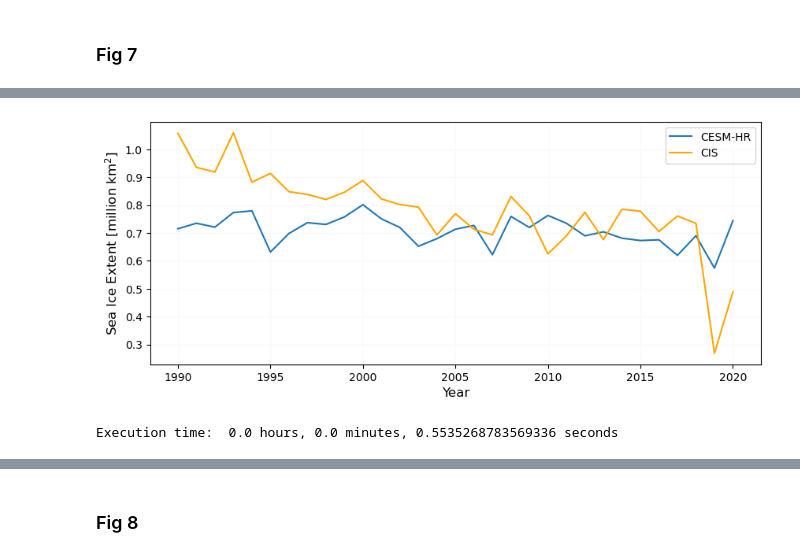
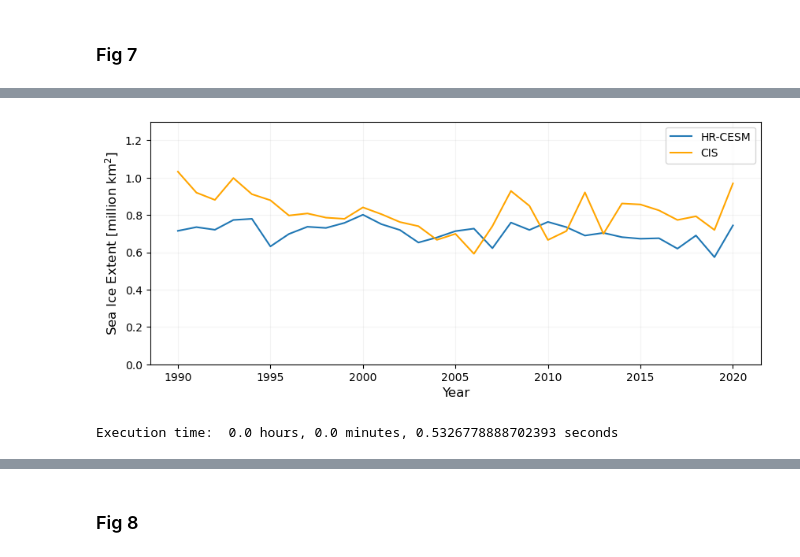
Before and after one commit to ProgrammerOheneba/kyeimiahetal, a Jupyter notebook: codes/Final2-Analysis & Plot (CESM+CIS).ipynb, the cells around one changed output, grey strips where cells are left out. Drawn from its saved outputs; the diff is of its cells as text; code cells hidden in the pictures.

```diff
--- a/codes/Final2-Analysis & Plot (CESM+CIS).ipynb
+++ b/codes/Final2-Analysis & Plot (CESM+CIS).ipynb
@@ -240,9 +257,8 @@ lat_min, lat_max = 51, 69
 lon_min, lon_max =-73, -45
 
 # Create a mask for Labrador coast
-maskobs = ((obs_CT.lat>= lat_min) & (obs_CT.lat <= lat_max) & (obs_CT.lon >= lon_min) & (obs_CT.lon<= lon_max))
 maskobs1 = ((obs_area.lat>= lat_min) & (obs_area.lat <= lat_max) & (obs_area.lon >= lon_min) & (obs_area.lon<= lon_max))
 maskobs2 = ((CT1_resampled.lat>= lat_min) & (CT1_resampled.lat <= lat_max) & (CT1_resampled.lon >= lon_min) & (CT1_resampled.lon<= lon_max))
-obs_CT_region_ =obs_CT.where(maskobs, drop=True)
-obs_CT_region_1 =CT1_resampled.where(maskobs2, drop=True)
+
+obs_CT_region =CT1_resampled.where(maskobs2, drop=True)
 obs_area_region =obs_area.where(maskobs1, drop=True)
@@ -272,3 +265,2 @@ obs_area_resampled=interp1(obs_area_region, 1990, 2020)
 # %%
-obs_CT_resampled=obs_CT_resampled1.fillna(0)
-#obs_CT_resampled=obs_CT_region_1.fillna(0)
+obs_CT_resampled=obs_CT_region
@@ -276,10 +281,10 @@ obs_CT_resampled=obs_CT_resampled1.fillna(0)
 #### SIE
 # %%
 #replacing all ice 15 % and above with 1 and less with 0
-obs_greater_15 = xr.where(obs_CT_resampled >= 0.15, 1, 0)
+obs_greater_15 = xr.where(obs_CT_resampled>= 0.15, 1, 0)
 
 #calculating the SIE
-obs_CT_region=(obs_greater_15 * obs_area_resampled)/1e6
+obs_CT_region=(obs_greater_15 * obs_area_region)/1e6
 # %%
 #sel
 cis_1990_99 = obs_CT_region.sel(time=slice('1990', '1999'))
@@ -715,7 +780,7 @@ model_SIE_hist =aice_hist_region.sel(time=slice('1990-01-01','2005-12-31'))
 model_SIE_proj =aice_proj_region.sel(time=slice('2006-01-01','2020-12-31'))
 model_SIE= xr.concat([model_SIE_hist, model_SIE_proj], dim='time')
 
-obs_SIE=obs_CT_region
+obs_SIE=obs_CT_region.sel(time=slice('1990-01-01','2020-12-31'))
 
 model_SIE_march=model_SIE[2::12].sum(('nj', 'ni'))
 obs_SIE_march=obs_SIE[2::12].sum(['rlat','rlon'])
@@ -723,25 +801,26 @@ model_SIE_march_lr = aice_lr_region.sel(time=slice('1990-01-01','2020-12-31'))[2
 # %%
 #Plot of the obs and model from 1990 to 2018
 fig, ax=plt.subplots(figsize=(10,4))
 start_time=time.time()
 
-ax.plot(np.arange(1990,2021), model_SIE_march, label='CESM-HR', color='tab:blue', )
+ax.plot(np.arange(1990,2021), model_SIE_march, label='HR-CESM', color='tab:blue', )
 ax.plot(np.arange(1990,2021), obs_SIE_march, color='orange', label='CIS')
 ax.set_xlabel('Year', fontsize=12)
 ax.set_ylabel('Sea Ice Extent [million km$^2$]', fontsize=12)
+ax.set_ylim(0,1.3)
 ax.legend()
-ax.grid(alpha=0.05)
-#plt.xlim(1990,2019)
+ax.grid(alpha=0.15)
+#plt.xlim(1990,2021)
 
-plt.savefig('/storage2/tkyeimiah/Plots/Fig7.jpg',dpi=500, bbox_inches='tight')
+plt.savefig('/storage2/tkyeimiah/Plots/Fig7-old.jpg',dpi=500, bbox_inches='tight')
 plt.show()
 
 
 end_time=time.time()
 elapsed_time = end_time - start_time
 hours, remainder = divmod(elapsed_time, 3600)
 minutes, seconds = divmod(remainder, 60)
 print("Execution time: ", hours, "hours,", minutes, "minutes,", seconds, "seconds")
 # %% [output]
-[figure, old version]
+[figure, new version]
-Execution time:  0.0 hours, 0.0 minutes, 0.5535268783569336 seconds
+Execution time:  0.0 hours, 0.0 minutes, 0.5326778888702393 seconds
```
Also changed, not shown: parts of 67 cells of this notebook.
